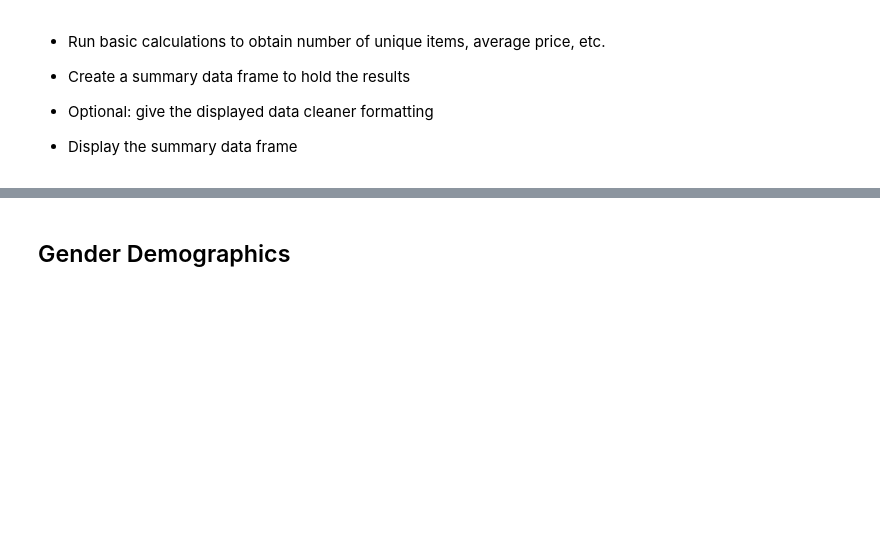
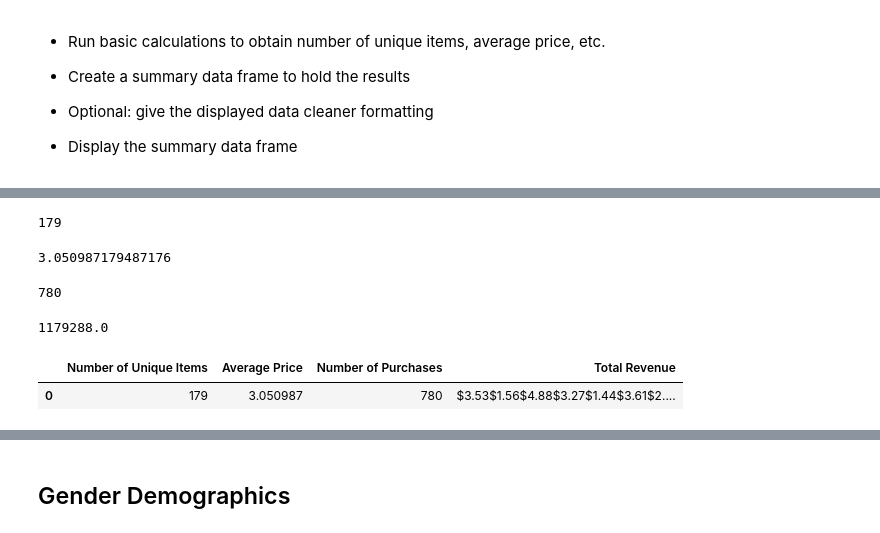
Before and after one commit to arcebri1/GamePurchasingDataAnalysis, a Jupyter notebook: HeroesOfPymoli/HeroesOfPymoli_starter.ipynb, the cells around one changed output, grey strips where cells are left out. Saved outputs shown, nothing was run; the diff lists cells and outputs as text; code cells hidden in the pictures; blank space fills up the shorter version.

Commit message:
not getting the correct total revenue, proceeding to next tasks

```diff
--- a/HeroesOfPymoli/HeroesOfPymoli_starter.ipynb
+++ b/HeroesOfPymoli/HeroesOfPymoli_starter.ipynb
@@ -79,0 +76,37 @@ total_df
+# %%
+unique_items=len(purchase_data['Item ID'].unique())
+unique_items
+# %% [output]
+179
+# %%
+average_price=purchase_data['Price'].mean()
+average_price
+# %% [output]
+3.050987179487176
+# %%
+number_purchases=len(purchase_data)
+number_purchases
+# %% [output]
+780
+# %%
+#total_revenue = (purchase_data["Price"]).sum()
+#Total sum per row:
+#df.loc[:,'Total'] = df.sum(axis=1)
+# total_revenue = purchase_data.loc[:,'Price']= purchase_data.sum(axis=1)
+# total_revenue
+
+#Total sum per column:
+# total_revenue = purchase_data.loc['Price',:]= purchase_data.sum(axis=0)
+# total_revenue
+
+price_sum = float(purchase_data['Price'].sum())
+price_sum
+# %% [output]
+1179288.0
+# %%
+total_purchasing_df=pd.DataFrame({"Number of Unique Items": [unique_items], "Average Price": [average_price], "Number of Purchases":[number_purchases], "Total Revenue":[total_revenue]})
+# %%
+total_purchasing_df
+# %% [output]
+|  | Number of Unique Items | Average Price | Number of Purchases | Total Revenue |
+| 0 | 179 | 3.050987 | 780 | $3.53$1.56$4.88$3.27$1.44$3.61$2.... |
```
Also changed, not shown: parts of 2 cells of this notebook.
